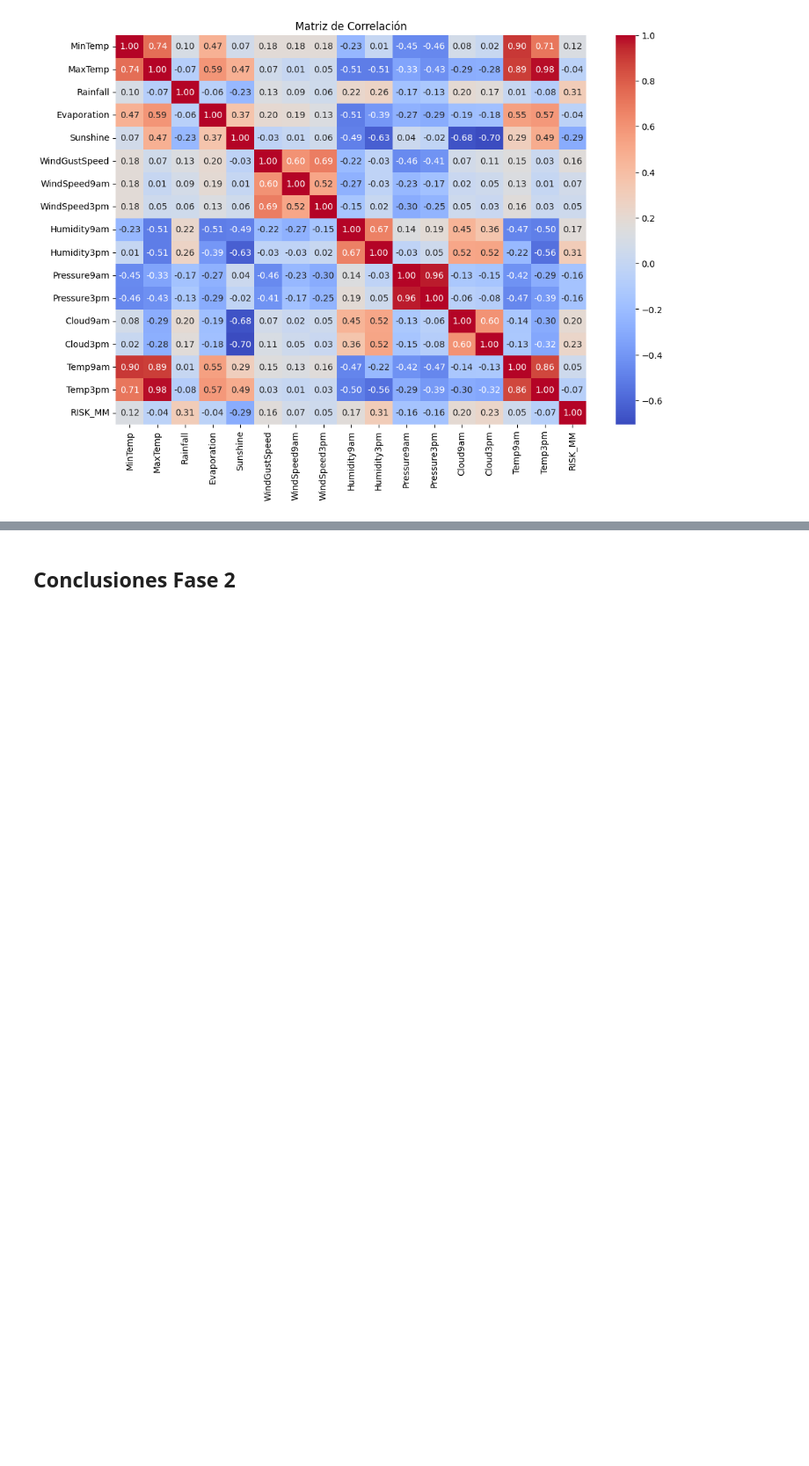
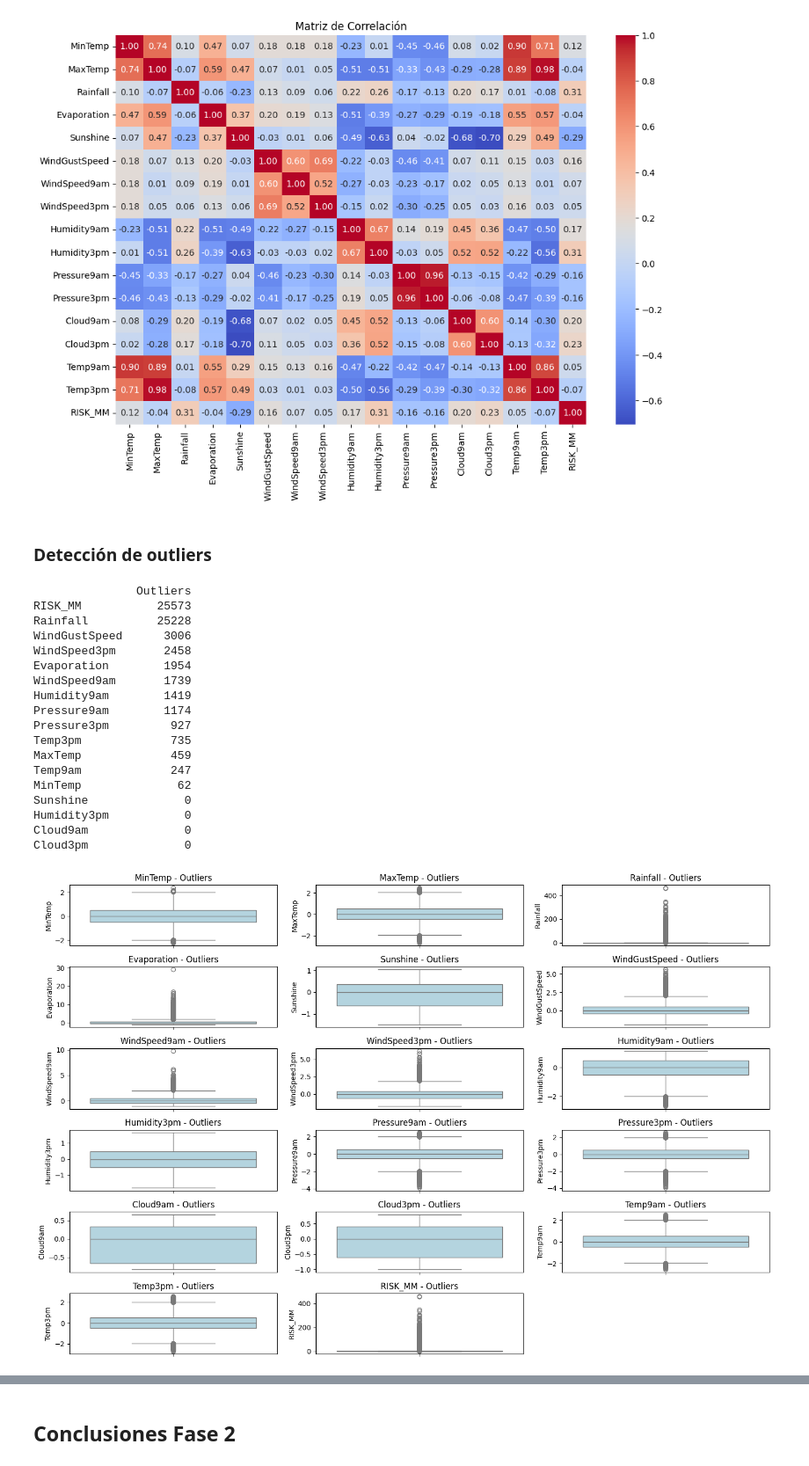
Before and after one commit to NicolasCeronM/Mineria-de-datos, a Jupyter notebook: Plantilla_Metodología_CRISP_en_Notebook.ipynb, the cells around one changed output, grey strips where cells are left out. Shown at 88% size. Cells and saved outputs as stored; diff of their text form; code cells hidden in the pictures; blank space fills up the shorter version.

```diff
--- a/Plantilla_Metodología_CRISP_en_Notebook.ipynb
+++ b/Plantilla_Metodología_CRISP_en_Notebook.ipynb
@@ -166,3 +169,69 @@ plt.title("Matriz de Correlación")
 plt.show()
 # %% [output]
 [figure]
+# %% [markdown]
+### Detección de outliers
+# %%
+df['Date'] = pd.to_datetime(df['Date'])
+
+# Selección de columnas numéricas
+numeric_cols = df.select_dtypes(include='number').columns
+
+# Función para detectar outliers usando IQR
+def detectar_outliers_iqr(df, col):
+    Q1 = df[col].quantile(0.25)
+    Q3 = df[col].quantile(0.75)
+    IQR = Q3 - Q1
+    lower_bound = Q1 - 1.5 * IQR
+    upper_bound = Q3 + 1.5 * IQR
+    outliers = df[(df[col] < lower_bound) | (df[col] > upper_bound)]
+    return outliers
+
+# Detectar y contar outliers por columna
+outliers_resumen = {}
+for col in numeric_cols:
+    outliers = detectar_outliers_iqr(df, col)
+    outliers_resumen[col] = len(outliers)
+
+# Mostrar cantidad de outliers por columna
+outliers_df = pd.DataFrame.from_dict(outliers_resumen, orient='index', columns=['Outliers'])
+print(outliers_df.sort_values(by='Outliers', ascending=False))
+
+# Función para visualizar outliers
+def graficar_outliers(df, cols, ncols=3, figsize=(15, 10)):
+    nrows = (len(cols) + ncols - 1) // ncols
+    fig, axes = plt.subplots(nrows, ncols, figsize=figsize)
+    axes = axes.flatten()
+
+    for i, col in enumerate(cols):
+        sns.boxplot(data=df, y=col, ax=axes[i], color='lightblue')
+        axes[i].set_title(f'{col} - Outliers')
+
+    for j in range(i + 1, len(axes)):
+        fig.delaxes(axes[j])
+
+    plt.tight_layout()
+    plt.show()
+
+# Visualizar outliers
+graficar_outliers(df, numeric_cols)
+# %% [output]
+               Outliers
+RISK_MM           25573
+Rainfall          25228
+WindGustSpeed      3006
+WindSpeed3pm       2458
+Evaporation        1954
+WindSpeed9am       1739
+Humidity9am        1419
+Pressure9am        1174
+Pressure3pm         927
+Temp3pm             735
+MaxTemp             459
+Temp9am             247
+MinTemp              62
+Sunshine              0
+Humidity3pm           0
+Cloud9am              0
+Cloud3pm              0
+[figure, added]
```
Also changed, not shown: parts of 10 cells of this notebook.
